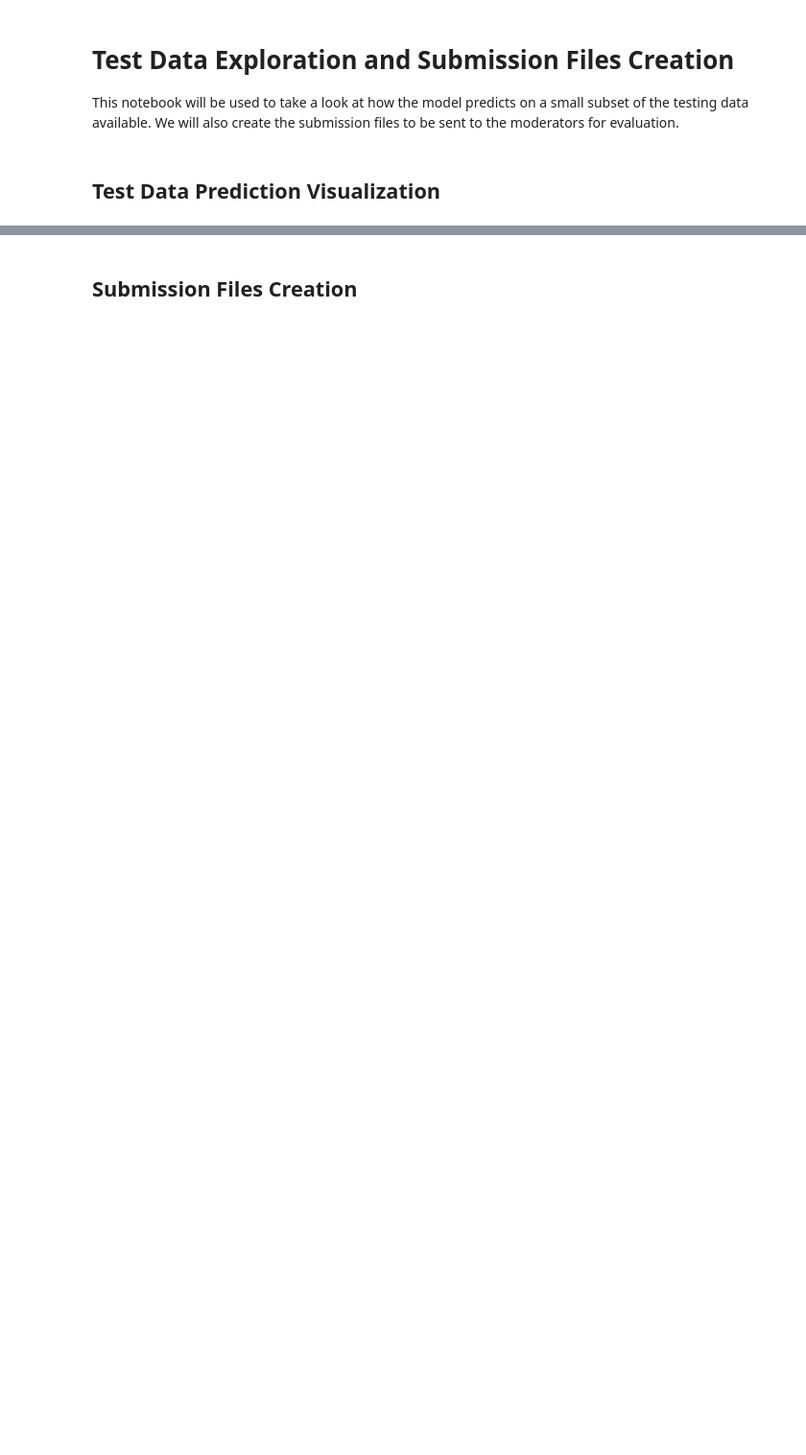
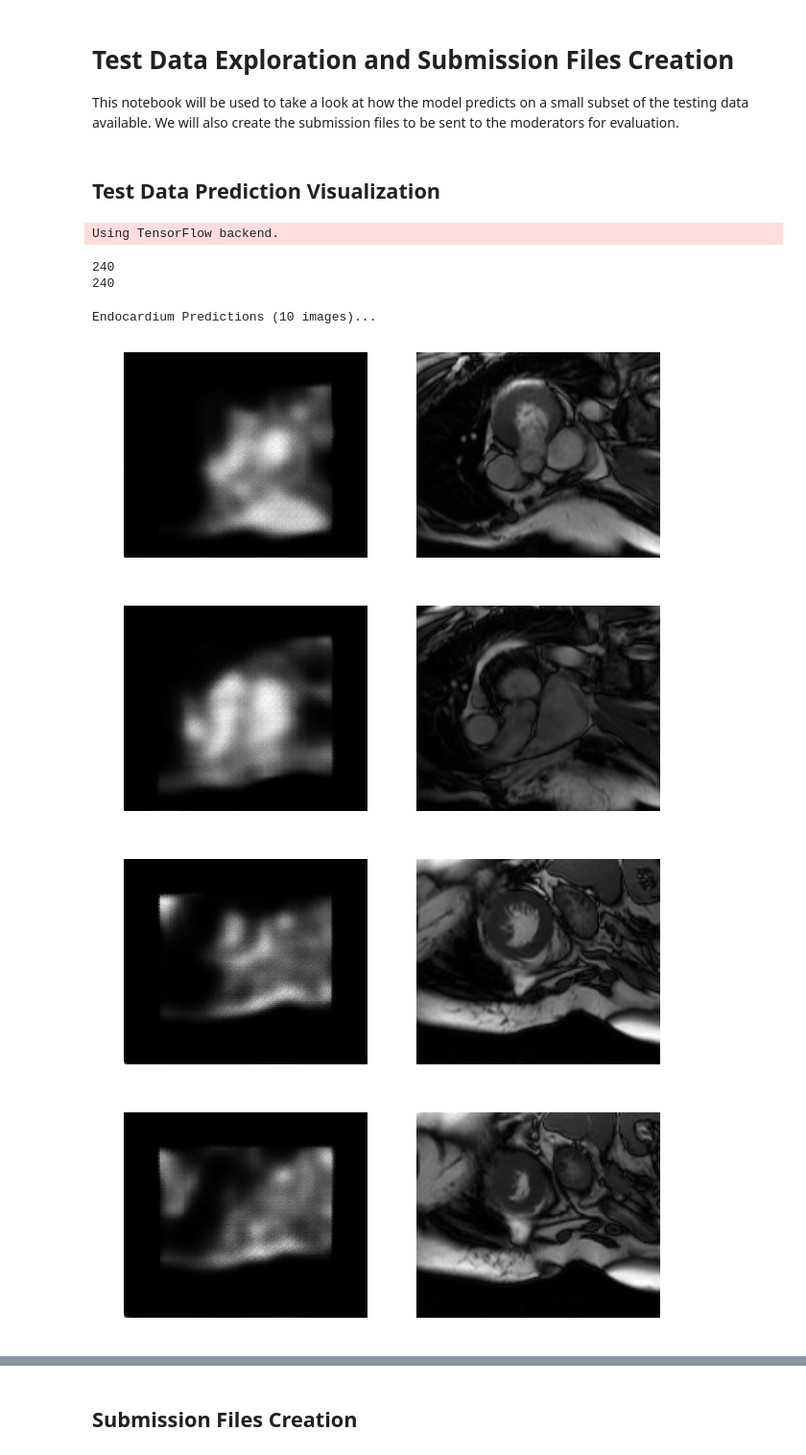
Before and after one commit to aksharkkumar/cmri-rv-seg, a Jupyter notebook: notebooks/test_submission_exploration.ipynb, the cells around one changed output, grey strips where cells are left out. Shown at 96% size. Saved outputs shown, nothing was run; the diff lists cells and outputs as text; code cells hidden in the pictures; blank space fills up the shorter version.

```diff
--- a/notebooks/test_submission_exploration.ipynb
+++ b/notebooks/test_submission_exploration.ipynb
@@ -6,33 +6,47 @@ This notebook will be used to take a look at how the model predicts on a small s
 ## Test Data Prediction Visualization
 # %%
 import os,glob,re,sys
-import matplotlib as plt
+sys.path.append('..')
+import matplotlib.pyplot as plt
 
 from src import data,prediction,unet
 
-test_dir1 = "/home/ubuntu/testing/Test1Set"
-test_dir2 = "/home/ubuntu/testing/Test2Set"
+test_dir1 = "/home/ubuntu/testingdata/Test1Set"
+test_dir2 = "/home/ubuntu/testingdata/Test2Set"
 
 patient17_dir = os.path.join(test_dir1,"patient17")
 
 num_imgs = 10
 
 predictor_test_1 = prediction.Predictor(test_dir1)
-predictor_test_2 = prediction.Predictor(test_dir2)
+# predictor_test_2 = prediction.Predictor(test_dir2)
 
 o_predictions,i_predictions = predictor_test_1.make_predictions_one(patient17_dir,num_imgs)
+# %% [output]
+Using TensorFlow backend.
+240
+240
 # %%
+%matplotlib inline
+import numpy as np
 def show_segmentation_masks(predictions):
     for (image,mask) in predictions:
         plt.figure(figsize=(10,5))
         plt.subplot(1, 2, 1)
         plt.axis("off")
+        #print(mask.shape)
         plt.imshow(mask[0,:,:,1], cmap=plt.cm.gray)
         plt.subplot(1, 2, 2)
         plt.axis("off")
         plt.imshow(image, cmap=plt.cm.gray)
 
 print("Endocardium Predictions ({} images)...".format(num_imgs))
 show_segmentation_masks(o_predictions)
-print("Epicardium Predictions ({} images)...".format(num_imgs))
-show_segmentation_masks(i_predictions)
+#print("Epicardium Predictions ({} images)...".format(num_imgs))
+#show_segmentation_masks(i_predictions)
+# %% [output]
+Endocardium Predictions (10 images)...
+[figure, added]
+[figure, added]
+[figure, added]
+[figure, added]
```
Also changed, not shown: parts of 1 cell of this notebook, 3 other files.
